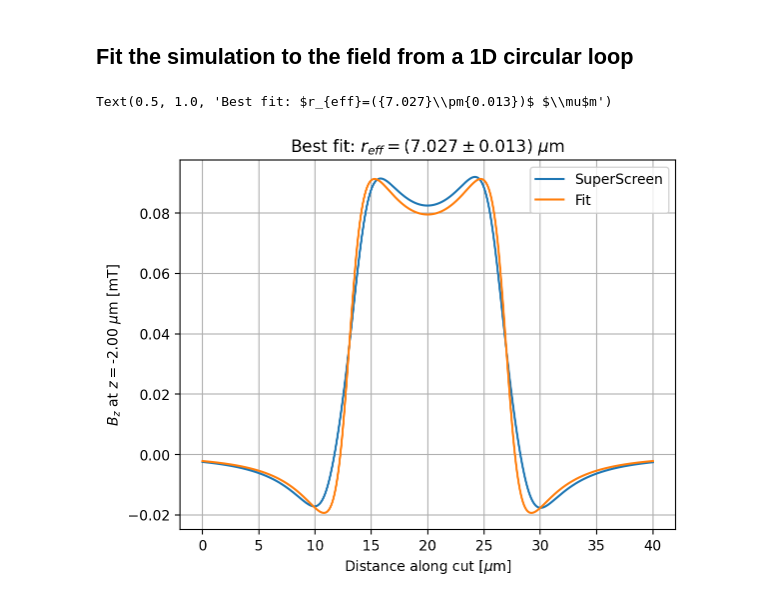
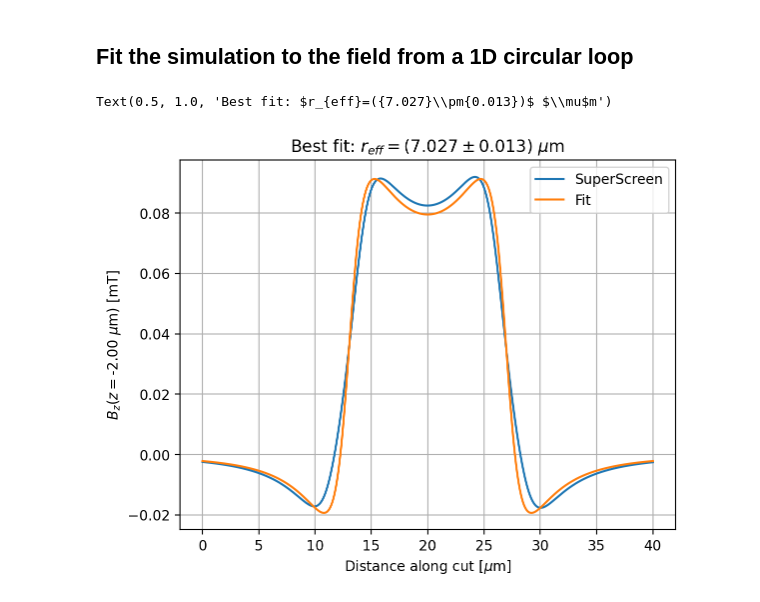
Before and after one commit to loganbvh/superscreen-squids, a Jupyter notebook: notebooks/field-coil-effective-radius.ipynb, the cells around one changed output. Drawn from its saved outputs; the diff is of its cells as text; code cells hidden in the pictures.

```diff
--- a/notebooks/field-coil-effective-radius.ipynb
+++ b/notebooks/field-coil-effective-radius.ipynb
@@ -230,15 +228,15 @@ fit_err = np.sqrt(pcov[0, 0])
 # %%
 fig, ax = plt.subplots()
 ax.plot(distance_along_cut, field_along_cut, label="SuperScreen")
 ax.set_xlabel("Distance along cut [$\\mu$m]")
-ax.set_ylabel(f"$B_z$ at $z=${-squid_height:.2f} $\\mu$m [mT]")
+ax.set_ylabel(f"$B_z$($z=${-squid_height:.2f} $\\mu$m) [mT]")
 ax.plot(distance_along_cut, loop_model(eval_coords, r_eff), label="Fit")
 ax.grid(True)
 ax.legend(loc=0)
 ax.set_title(f"Best fit: $r_{{eff}}=({{{r_eff:.3f}}}\\pm{{{fit_err:.3f}}})$ $\\mu$m")
 # %% [output]
 Text(0.5, 1.0, 'Best fit: $r_{eff}=({7.027}\\pm{0.013})$ $\\mu$m')
-[figure, old version]
+[figure, new version]
 # %%
 fig, ax = squid.draw(exclude=["bounding_box"])
 ax.plot(*close_curve(circle(r_eff)).T, "k", label="$r_{eff}$")
```
Also changed, not shown: parts of 6 cells of this notebook.
